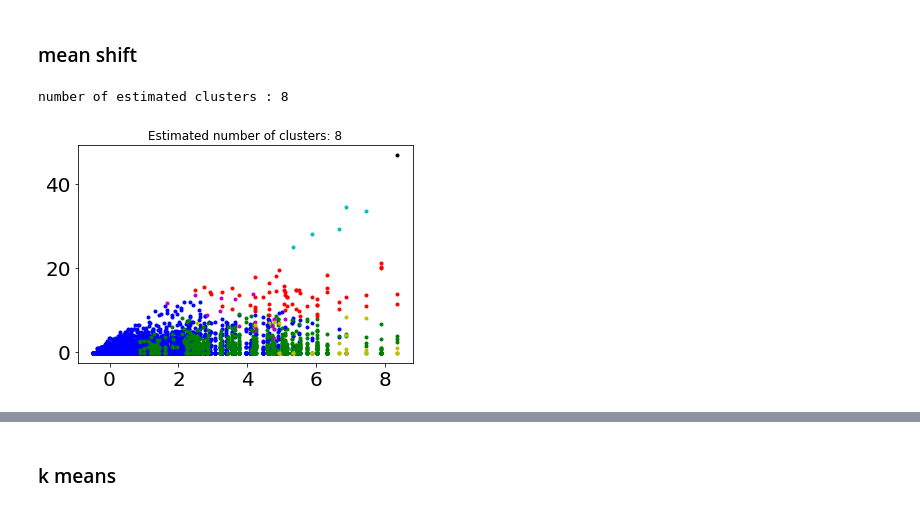
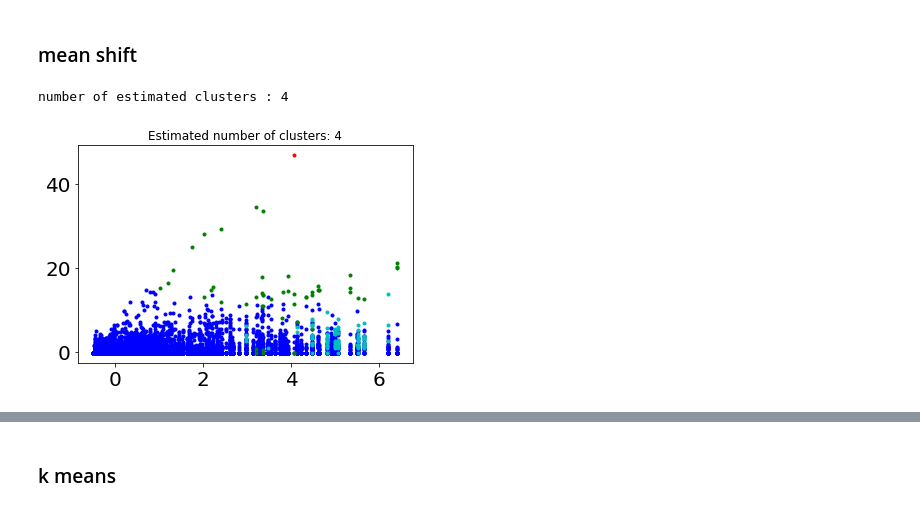
Before and after one commit to quq99/Opioid_Addiction_Crisis_in_Virginia, a Jupyter notebook: clustering.ipynb, the cells around one changed output, grey strips where cells are left out. Drawn from its saved outputs; the diff is of its cells as text; code cells hidden in the pictures.

```diff
--- a/clustering.ipynb
+++ b/clustering.ipynb
@@ -482,7 +482,7 @@ df_ag_prepared_pca.shape
 ### mean shift
 # %%
 #bandwidth = estimate_bandwidth(df_ag_prepared_pca, quantile=0.3)
-ms = MeanShift(bandwidth=6)
+ms = MeanShift(bandwidth=8)
 ms.fit(df_ag_prepared_pca)
 labels = ms.labels_
 cluster_centers = ms.cluster_centers_
@@ -492,22 +492,22 @@ n_clusters_ = len(labels_unique)
 
 print("number of estimated clusters : %d" % n_clusters_)
 # %% [output]
-number of estimated clusters : 8
+number of estimated clusters : 4
 # %%
 import pylab as pl
 from itertools import cycle
 
 pl.figure(1)
 pl.clf()
 
 colors = cycle('bgrcmykbgrcmykbgrcmykbgrcmyk')
 for k, col in zip(range(n_clusters_), colors):
     my_members = labels == k
     cluster_center = cluster_centers[k]
-    pl.plot(df_ag_prepared[my_members,9], df_ag_prepared[my_members,1], col+'.')
+    pl.plot(df_ag_prepared[my_members,6], df_ag_prepared[my_members,1], col+'.')
     #pl.plot(cluster_center[0], cluster_center[1], 'o', markerfacecolor=col,
     #                               markeredgecolor='k', markersize=14)
 pl.title('Estimated number of clusters: %d' % n_clusters_)
 pl.show()
 # %% [output]
-[figure, old version]
+[figure, new version]
```
Also changed, not shown: parts of 4 cells of this notebook, 1 other file.
